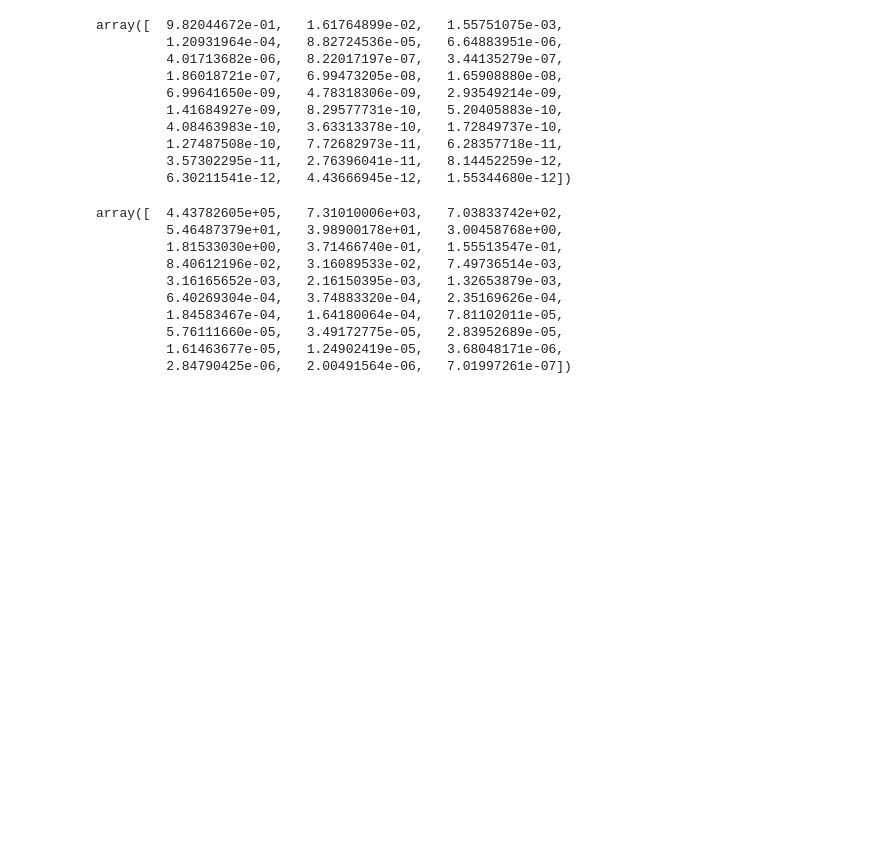
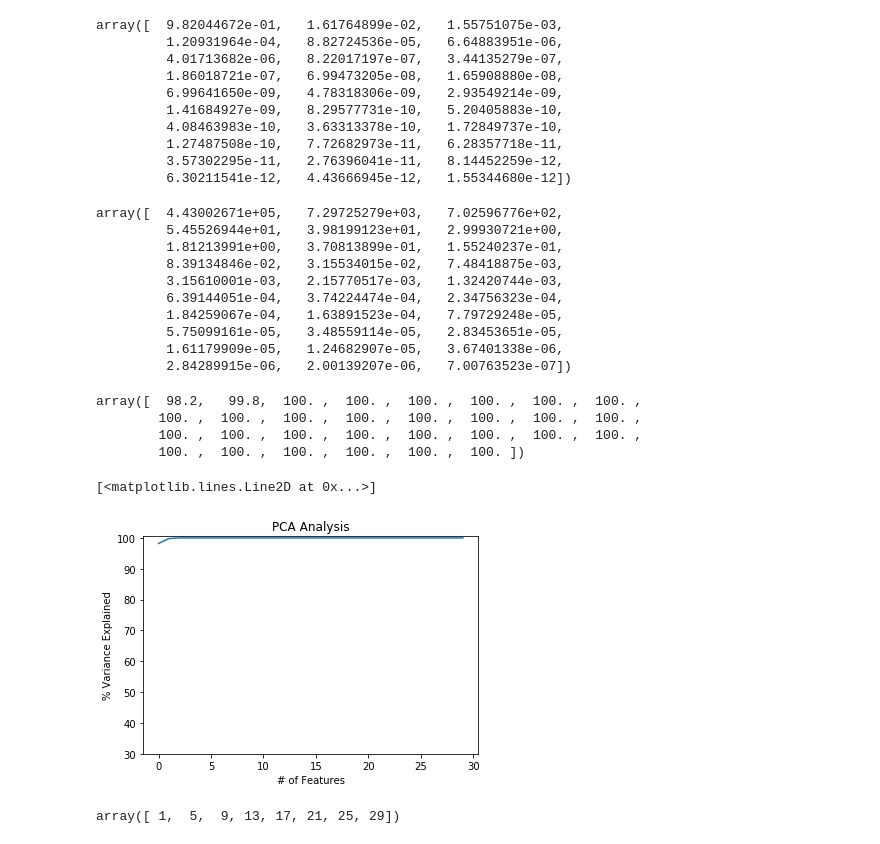
Before and after one commit to rogerior/ixio, a Jupyter notebook: pca.ipynb, the cells around one changed output. Saved outputs shown, nothing was run; the diff lists cells and outputs as text; code cells hidden in the pictures; blank space fills up the shorter version.

```diff
--- a/pca.ipynb
+++ b/pca.ipynb
@@ -62,11 +68,11 @@ dataset.head(5)
 | 4 | 84358402 | M | 20.29 | 14.34 | 135.10 | 1297.0 | 0.10030 | ... |
 5 rows × 32 columns
 # %%
-X = dataset['diagnosis'].values
-y = dataset.drop(['id', 'diagnosis'], axis=1).values
+X = dataset.drop(['id', 'diagnosis'], axis=1).values
+y = dataset['diagnosis'].values
 # %%
-pca=PCA()                                    # inicializa classe
-pca.fit(y)                                # submete os dados
+pca=PCA(n_components=30)                                    # inicializa classe
+pca.fit(X)                                # submete os dados
 PCA(copy=True, n_components=None, whiten=False)
 pca.components_                              # componentes principais
 # %% [output]
@@ -103,13 +109,33 @@ array([  9.82044672e-01,   1.61764899e-02,   1.55751075e-03,
 # %%
 pca.explained_variance_
 # %% [output]
-array([  4.43782605e+05,   7.31010006e+03,   7.03833742e+02,
-         5.46487379e+01,   3.98900178e+01,   3.00458768e+00,
-         1.81533030e+00,   3.71466740e-01,   1.55513547e-01,
-         8.40612196e-02,   3.16089533e-02,   7.49736514e-03,
-         3.16165652e-03,   2.16150395e-03,   1.32653879e-03,
-         6.40269304e-04,   3.74883320e-04,   2.35169626e-04,
-         1.84583467e-04,   1.64180064e-04,   7.81102011e-05,
-         5.76111660e-05,   3.49172775e-05,   2.83952689e-05,
-         1.61463677e-05,   1.24902419e-05,   3.68048171e-06,
-         2.84790425e-06,   2.00491564e-06,   7.01997261e-07])
+array([  4.43002671e+05,   7.29725279e+03,   7.02596776e+02,
+         5.45526944e+01,   3.98199123e+01,   2.99930721e+00,
+         1.81213991e+00,   3.70813899e-01,   1.55240237e-01,
+         8.39134846e-02,   3.15534015e-02,   7.48418875e-03,
+         3.15610001e-03,   2.15770517e-03,   1.32420744e-03,
+         6.39144051e-04,   3.74224474e-04,   2.34756323e-04,
+         1.84259067e-04,   1.63891523e-04,   7.79729248e-05,
+         5.75099161e-05,   3.48559114e-05,   2.83453651e-05,
+         1.61179909e-05,   1.24682907e-05,   3.67401338e-06,
+         2.84289915e-06,   2.00139207e-06,   7.00763523e-07])
+# %%
+variance = np.cumsum(np.round(pca.explained_variance_ratio_, decimals=3)*100)
+variance #cumulative sum of variance explained with [n] features
+# %% [output]
+array([  98.2,   99.8,  100. ,  100. ,  100. ,  100. ,  100. ,  100. ,
+        100. ,  100. ,  100. ,  100. ,  100. ,  100. ,  100. ,  100. ,
+        100. ,  100. ,  100. ,  100. ,  100. ,  100. ,  100. ,  100. ,
+        100. ,  100. ,  100. ,  100. ,  100. ,  100. ])
+# %%
+plt.ylabel('% Variance Explained')
+plt.xlabel('# of Features')
+plt.title('PCA Analysis')
+plt.ylim(30,100.5)
+plt.style.context('seaborn-whitegrid')
+
+
+plt.plot(variance)
+# %% [output]
+[<matplotlib.lines.Line2D at 0x...>]
+[figure, added]
@@ -115,0 +145,10 @@ array([  4.43782605e+05,   7.31010006e+03,   7.03833742e+02,
+# %%
+number_features = 30
+
+# Prediction
+n_components = np.arange(1, number_features, 4)
+Cs = np.logspace(-4, 4, 3)
+
+n_components
+# %% [output]
+array([ 1,  5,  9, 13, 17, 21, 25, 29])
```
Also changed, not shown: parts of 5 cells of this notebook.
